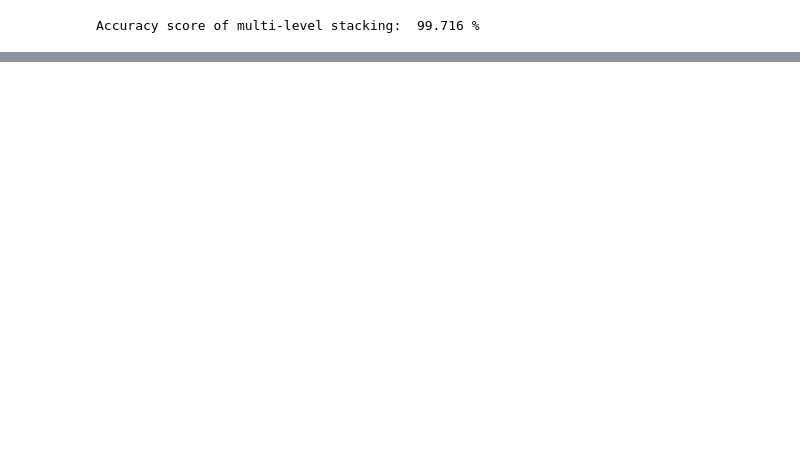
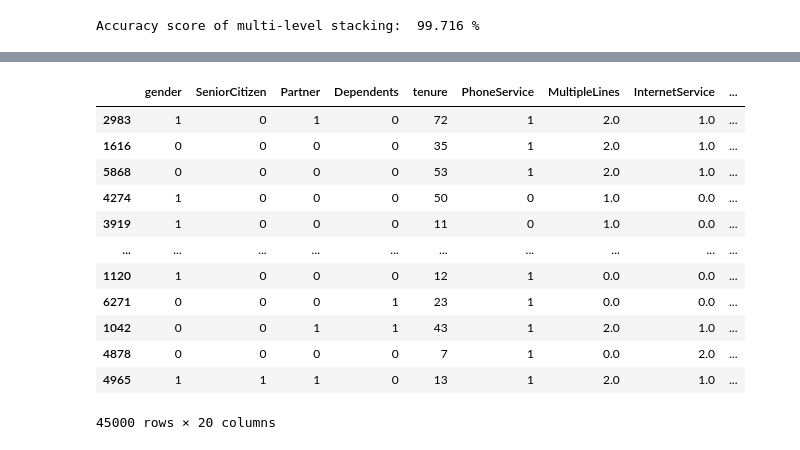
Before and after one commit to Shankar0x/CSE305_EnsembleChurnProject, a Jupyter notebook: main.ipynb, the cells around one changed output, grey strips where cells are left out. Saved outputs shown, nothing was run; the diff lists cells and outputs as text; code cells hidden in the pictures; blank space fills up the shorter version.

```diff
--- a/main.ipynb
+++ b/main.ipynb
@@ -1429,6 +1429,9 @@ X = multi_df.iloc[:,:-1]
 y = multi_df['Churn']
 
 multi_x_train, multi_x_test, multi_y_train, multi_y_test = tts(X,y,test_size=0.2)
+
+mxtraincopy = multi_x_train.copy()
+mytraincopy = multi_y_train.copy()
 
 K = 5
 multi_pred = pd.DataFrame()
@@ -1504,0 +1493,7 @@ for i in range(K):
+# %%
+import scipy.stats as st
+
+y_pred_MAX = np.zeros(multi_x_train.shape[0])
+for i in range(multi_x_train.shape[0]):
+    y_pred_MAX[i] = st.mode(multi_x_train.iloc[i,:]).mode
+accuracy_score(multi_y_train, y_pred_MAX)
@@ -1526,0 +1510,5 @@ randomForestStack(meta_x_train, meta_y_train, meta_x_test, meta_y_test)
+# %%
+col_df = pd.DataFrame()
+for i in multi_x_train.columns:
+    col_df = pd.concat([col_df,multi_x_train[i]],axis='rows')
+col_df
@@ -1526,0 +1529,3 @@ randomForestStack(meta_x_train, meta_y_train, meta_x_test, meta_y_test)
+# %%
+col_df = col_df.squeeze()
+list(col_df)
@@ -1526,0 +1550,21 @@ randomForestStack(meta_x_train, meta_y_train, meta_x_test, meta_y_test)
+# %%
+mc1 = mxtraincopy.copy()
+meta_multi_df = pd.DataFrame()
+for i in range(8):
+    meta_multi_df = pd.concat([meta_multi_df,mc1],axis='rows')
+meta_multi_df['Churn'] = list(col_df)
+meta_multi_df
+# %% [output]
+|  | gender | SeniorCitizen | Partner | Dependents | tenure | PhoneService | MultipleLines | InternetService | ... |
+| 2983 | 1 | 0 | 1 | 0 | 72 | 1 | 2.0 | 1.0 | ... |
+| 1616 | 0 | 0 | 0 | 0 | 35 | 1 | 2.0 | 1.0 | ... |
+| 5868 | 0 | 0 | 0 | 0 | 53 | 1 | 2.0 | 1.0 | ... |
+| 4274 | 1 | 0 | 0 | 0 | 50 | 0 | 1.0 | 0.0 | ... |
+| 3919 | 1 | 0 | 0 | 0 | 11 | 0 | 1.0 | 0.0 | ... |
+| ... | ... | ... | ... | ... | ... | ... | ... | ... | ... |
+| 1120 | 1 | 0 | 0 | 0 | 12 | 1 | 0.0 | 0.0 | ... |
+| 6271 | 0 | 0 | 0 | 1 | 23 | 1 | 0.0 | 0.0 | ... |
+| 1042 | 0 | 0 | 1 | 1 | 43 | 1 | 2.0 | 1.0 | ... |
+| 4878 | 0 | 0 | 0 | 0 | 7 | 1 | 0.0 | 2.0 | ... |
+| 4965 | 1 | 1 | 1 | 0 | 13 | 1 | 2.0 | 1.0 | ... |
+45000 rows × 20 columns
```
Also changed, not shown: parts of 11 cells of this notebook.
